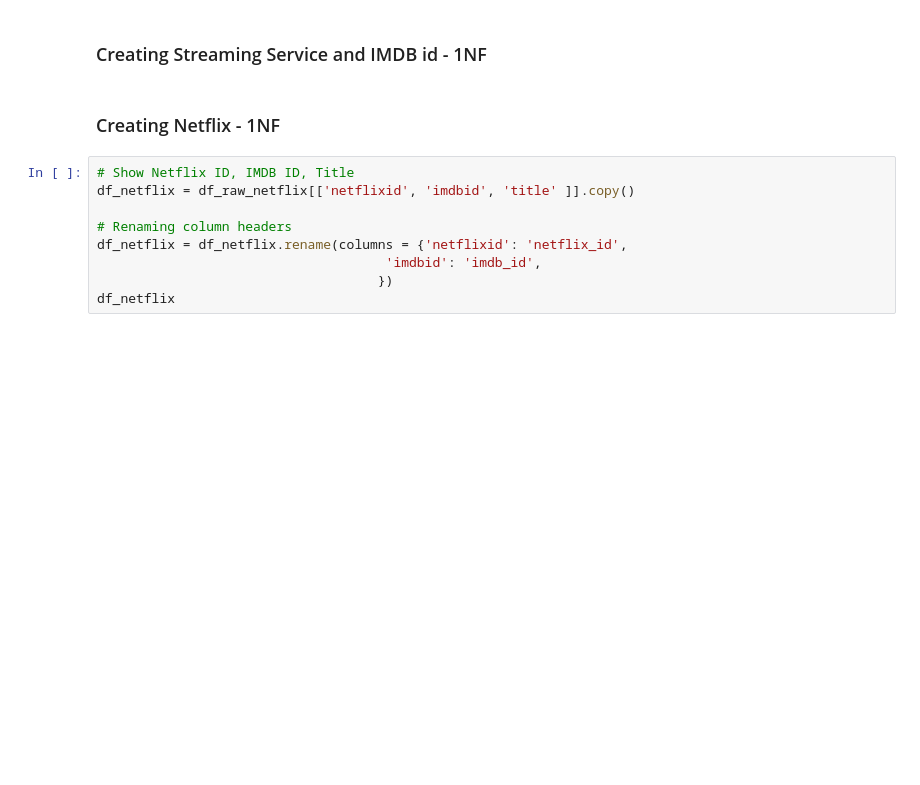
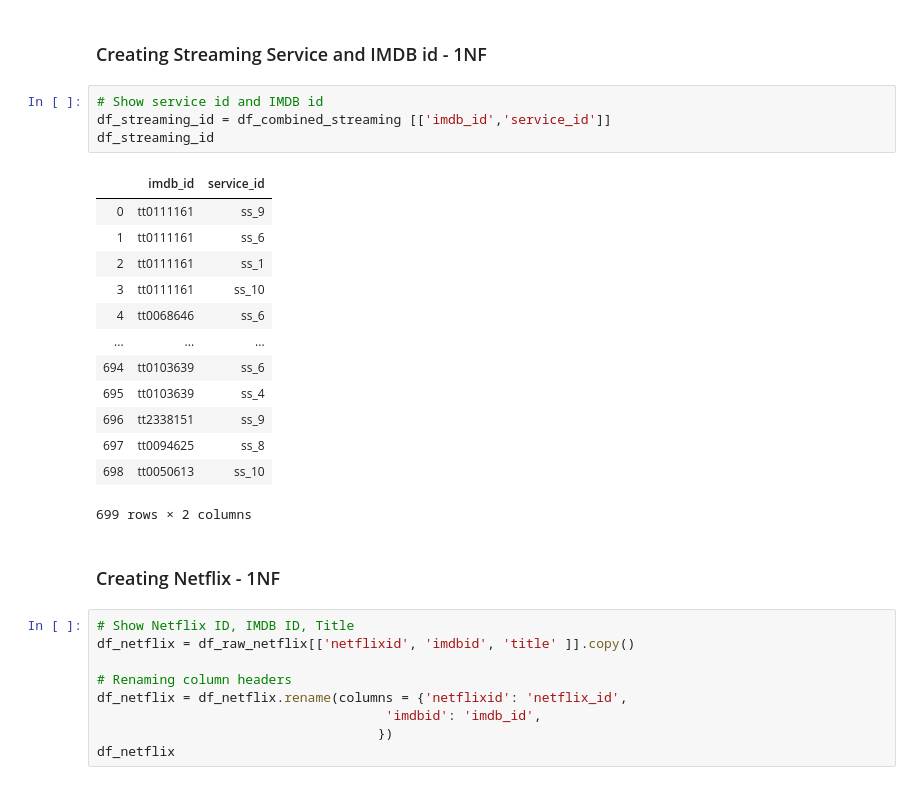
Before and after one commit to Latha-G/ETL-Project, a Jupyter notebook: Transform.ipynb, the cells around one changed output. Saved outputs shown, nothing was run; the diff lists cells and outputs as text; blank space fills up the shorter version.

```diff
--- a/Transform.ipynb
+++ b/Transform.ipynb
@@ -265,5 +287,23 @@ df_service
 # %% [markdown]
 ### Creating Streaming Service and IMDB id - 1NF
+# %%
+# Show service id and IMDB id
+df_streaming_id = df_combined_streaming [['imdb_id','service_id']]
+df_streaming_id
+# %% [output]
+|  | imdb_id | service_id |
+| 0 | tt0111161 | ss_9 |
+| 1 | tt0111161 | ss_6 |
+| 2 | tt0111161 | ss_1 |
+| 3 | tt0111161 | ss_10 |
+| 4 | tt0068646 | ss_6 |
+| ... | ... | ... |
+| 694 | tt0103639 | ss_6 |
+| 695 | tt0103639 | ss_4 |
+| 696 | tt2338151 | ss_9 |
+| 697 | tt0094625 | ss_8 |
+| 698 | tt0050613 | ss_10 |
+699 rows × 2 columns
 # %% [markdown]
 ### Creating Netflix - 1NF
 # %%
```
Also changed, not shown: parts of 6 cells of this notebook.
